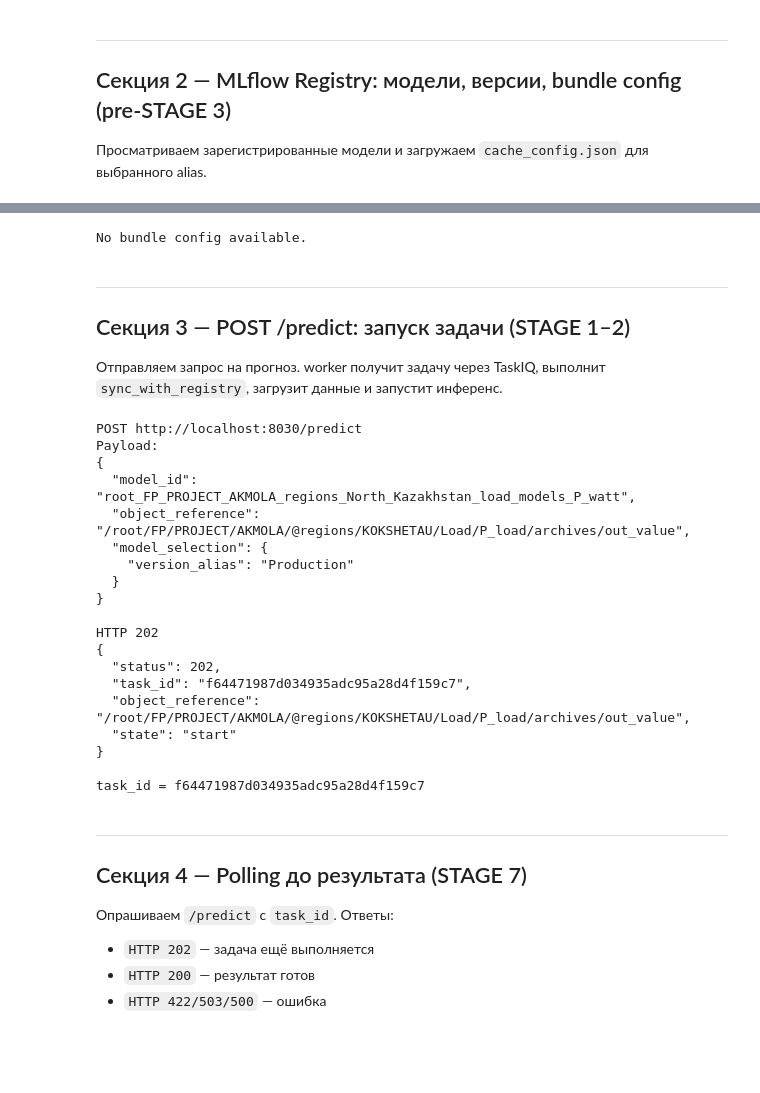
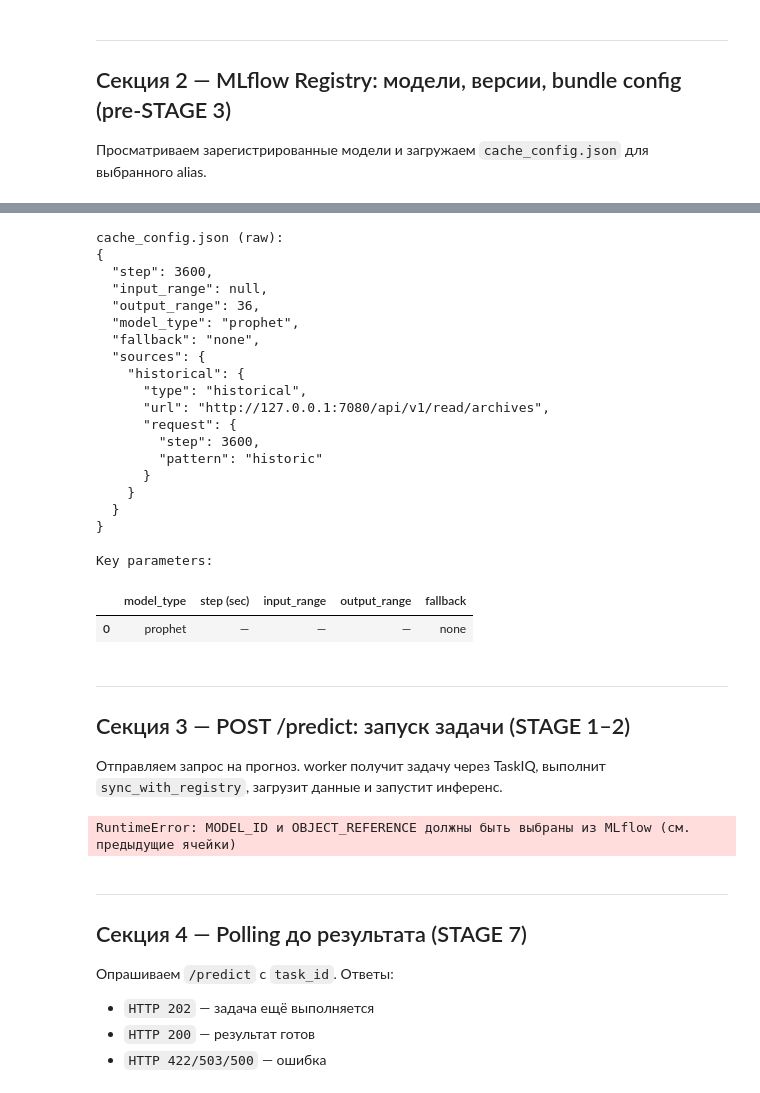
Before and after one commit to rkrikbaev/ml-server, a Jupyter notebook: procedures/workflow/MLFLOW_SERVING_WALKTHROUGH.ipynb, the cells around one changed output, grey strips where cells are left out. Saved outputs shown, nothing was run; the diff lists cells and outputs as text; code cells hidden in the pictures; blank space fills up the shorter version.

```diff
--- a/procedures/workflow/MLFLOW_SERVING_WALKTHROUGH.ipynb
+++ b/procedures/workflow/MLFLOW_SERVING_WALKTHROUGH.ipynb
@@ -206,55 +275,79 @@ if ACTIVE_RUN_ID:
         except Exception:
             # Some bundles use a nested bundle/bundle/ layout
             try:
                 local_path = mlflow.artifacts.download_artifacts(
                     run_id=ACTIVE_RUN_ID,
                     artifact_path="bundle/bundle/configuration/cache_config.json",
                     dst_path=tmpdir,
                 )
                 with open(local_path) as f:
                     BUNDLE_CONFIG = json.load(f)
             except Exception as exc:
                 print(f"⚠  Could not download cache_config.json: {exc}")
 
 if BUNDLE_CONFIG:
     print("cache_config.json (raw):")
     print(json.dumps(BUNDLE_CONFIG, indent=2, ensure_ascii=False))
 
     # ── Summary table ─────────────────────────────────────────────────────────
     src = BUNDLE_CONFIG.get("sources", BUNDLE_CONFIG)
     summary = {
         "model_type":    [BUNDLE_CONFIG.get("model_type", "—")],
         "step (sec)":    [src.get("step", "—")],
         "input_range":   [src.get("input_range", "—")],
         "output_range":  [src.get("output_range", "—")],
-        "fallback":      [BUNDLE_CONFIG.get("fallback", "—")],
-        "weather":       ["yes" if src.get("weather") or BUNDLE_CONFIG.get("weather_lat") else "no"],
-        "cmms":          ["yes" if src.get("cmms") or BUNDLE_CONFIG.get("cmms_url") else "no"],
+        "fallback":      [BUNDLE_CONFIG.get("fallback", "—")]
     }
     print("\nKey parameters:")
     display(pd.DataFrame(summary))
 else:
     print("No bundle config available.")
 # %% [output]
-No bundle config available.
+cache_config.json (raw):
+{
+  "step": 3600,
+  "input_range": null,
+  "output_range": 36,
+  "model_type": "prophet",
+  "fallback": "none",
+  "sources": {
+    "historical": {
+      "type": "historical",
+      "url": "http://127.0.0.1:7080/api/v1/read/archives",
+      "request": {
+        "step": 3600,
+        "pattern": "historic"
+      }
+    }
+  }
+}
+
+Key parameters:
+|  | model_type | step (sec) | input_range | output_range | fallback |
+| 0 | prophet | — | — | — | none |
 # %% [markdown]
 ---
 ## Секция 3 — POST /predict: запуск задачи (STAGE 1–2)
 
 Отправляем запрос на прогноз. worker получит задачу через TaskIQ, выполнит `sync_with_registry`, загрузит данные и запустит инференс.
 # %%
-start_payload = {
-    "model_id":        MODEL_ID,
-    "object_reference": OBJECT_REFERENCE,
-    "model_selection": {"version_alias": VERSION_ALIAS},
+# Новый контракт: GET /predict/{model_id}?version_alias=Production&object_ref=...
+
+if MODEL_ID is None or OBJECT_REFERENCE is None:
+    raise RuntimeError("MODEL_ID и OBJECT_REFERENCE должны быть выбраны из MLflow (см. предыдущие ячейки)")
+
+predict_url = f"{ML_SERVER_BASE_URL}/predict/{MODEL_ID}"
+params = {
+    "version_alias": VERSION_ALIAS,
+    "object_ref": OBJECT_REFERENCE,
 }
 
-print("POST", PREDICT_URL)
-print("Payload:")
-print(json.dumps(start_payload, indent=2, ensure_ascii=False))
+print("GET", predict_url)
+print("Params:")
+print(json.dumps(params, indent=2, ensure_ascii=False))
 print()
 
-start_resp = requests.post(PREDICT_URL, json=start_payload, timeout=30)
+start_resp = requests.get(predict_url, params=params, timeout=30)
 start_data = start_resp.json() if start_resp.content else {}
 
 print(f"HTTP {start_resp.status_code}")
@@ -269,25 +362,7 @@ if not TASK_ID:
 
 print(f"\ntask_id = {TASK_ID}")
 # %% [output]
-POST http://localhost:8030/predict
-Payload:
-{
-  "model_id": "root_FP_PROJECT_AKMOLA_regions_North_Kazakhstan_load_models_P_watt",
-  "object_reference": "/root/FP/PROJECT/AKMOLA/@regions/KOKSHETAU/Load/P_load/archives/out_value",
-  "model_selection": {
-    "version_alias": "Production"
-  }
-}
-
-HTTP 202
-{
-  "status": 202,
-  "task_id": "f64471987d034935adc95a28d4f159c7",
-  "object_reference": "/root/FP/PROJECT/AKMOLA/@regions/KOKSHETAU/Load/P_load/archives/out_value",
-  "state": "start"
-}
-
-task_id = f64471987d034935adc95a28d4f159c7
+RuntimeError: MODEL_ID и OBJECT_REFERENCE должны быть выбраны из MLflow (см. предыдущие ячейки)
 # %% [markdown]
 ---
 ## Секция 4 — Polling до результата (STAGE 7)
```
Also changed, not shown: parts of 5 cells of this notebook, 21 other files.
